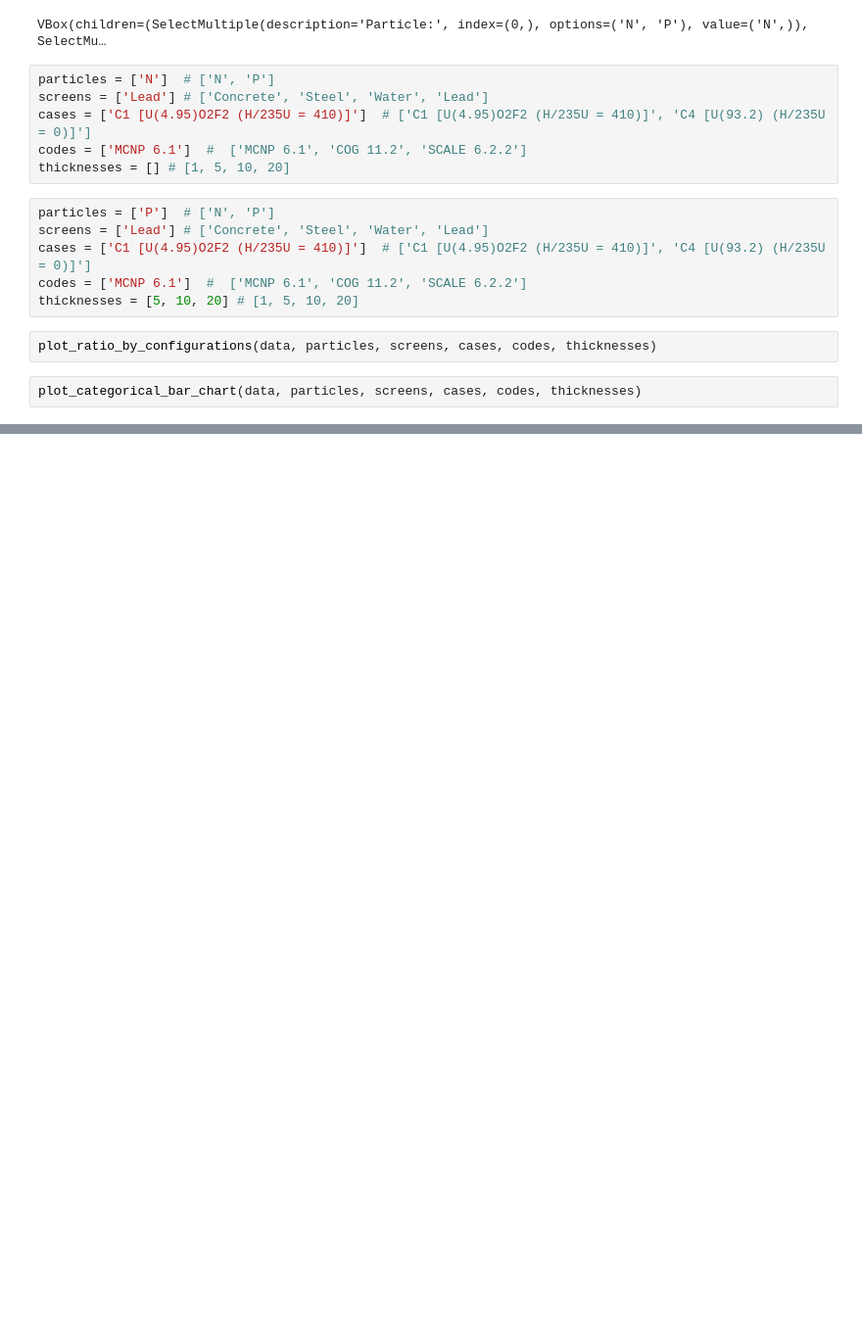
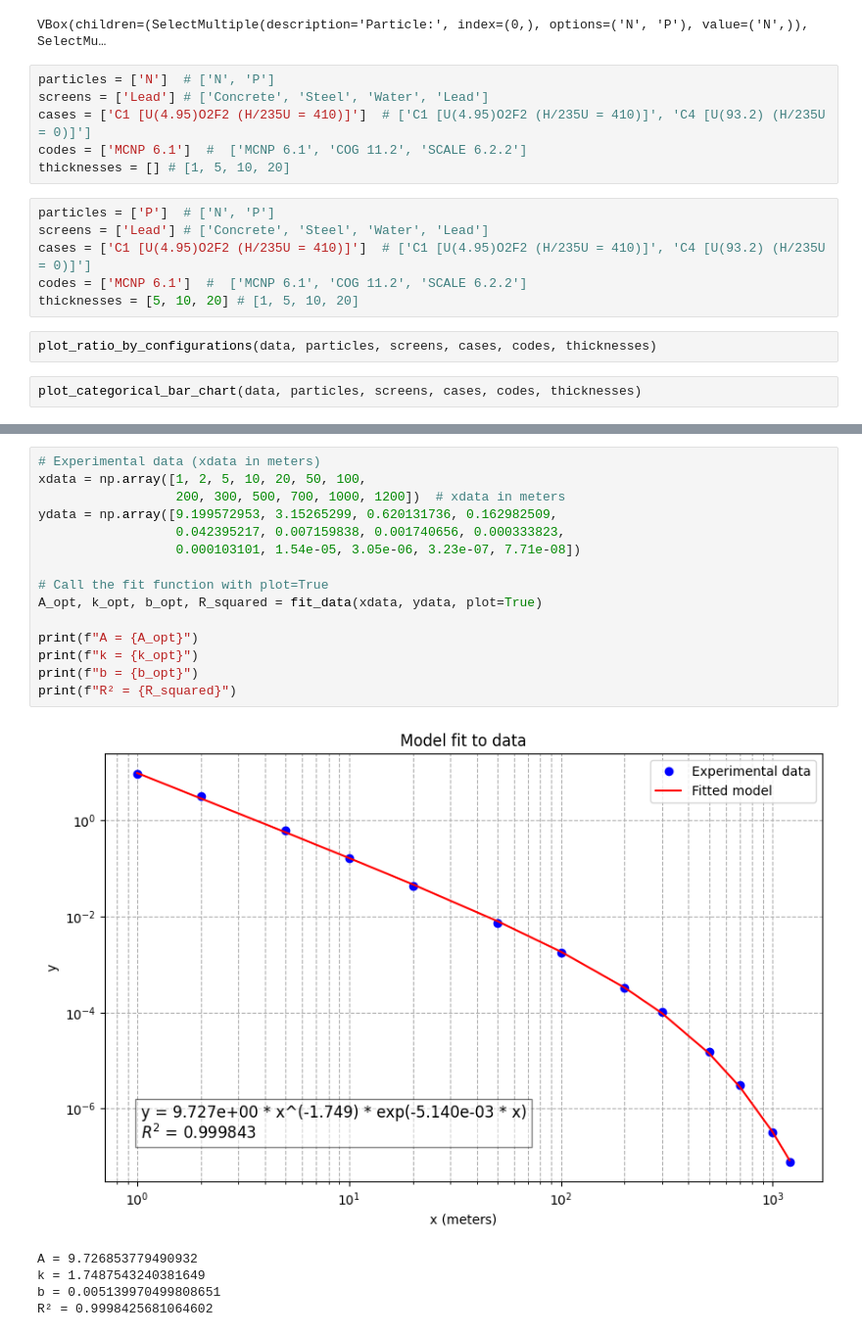
Before and after one commit to Astangul/SlideRule, a Jupyter notebook: Notebooks/DB_analysis.ipynb, the cells around one changed output, grey strips where cells are left out. Shown at 98% size. Drawn from its saved outputs; the diff is of its cells as text; blank space fills up the shorter version.

```diff
--- a/Notebooks/DB_analysis.ipynb
+++ b/Notebooks/DB_analysis.ipynb
@@ -30,0 +211,21 @@ plot_categorical_bar_chart(data, particles, screens, cases, codes, thicknesses)
+# %%
+# Experimental data (xdata in meters)
+xdata = np.array([1, 2, 5, 10, 20, 50, 100,
+                  200, 300, 500, 700, 1000, 1200])  # xdata in meters
+ydata = np.array([9.199572953, 3.15265299, 0.620131736, 0.162982509,
+                  0.042395217, 0.007159838, 0.001740656, 0.000333823,
+                  0.000103101, 1.54e-05, 3.05e-06, 3.23e-07, 7.71e-08])
+
+# Call the fit function with plot=True
+A_opt, k_opt, b_opt, R_squared = fit_data(xdata, ydata, plot=True)
+
+print(f"A = {A_opt}")
+print(f"k = {k_opt}")
+print(f"b = {b_opt}")
+print(f"R² = {R_squared}")
+# %% [output]
+[figure, added]
+A = 9.726853779490932
+k = 1.7487543240381649
+b = 0.005139970499808651
+R² = 0.9998425681064602
```
Also changed, not shown: parts of 7 cells of this notebook, 23 other files.
